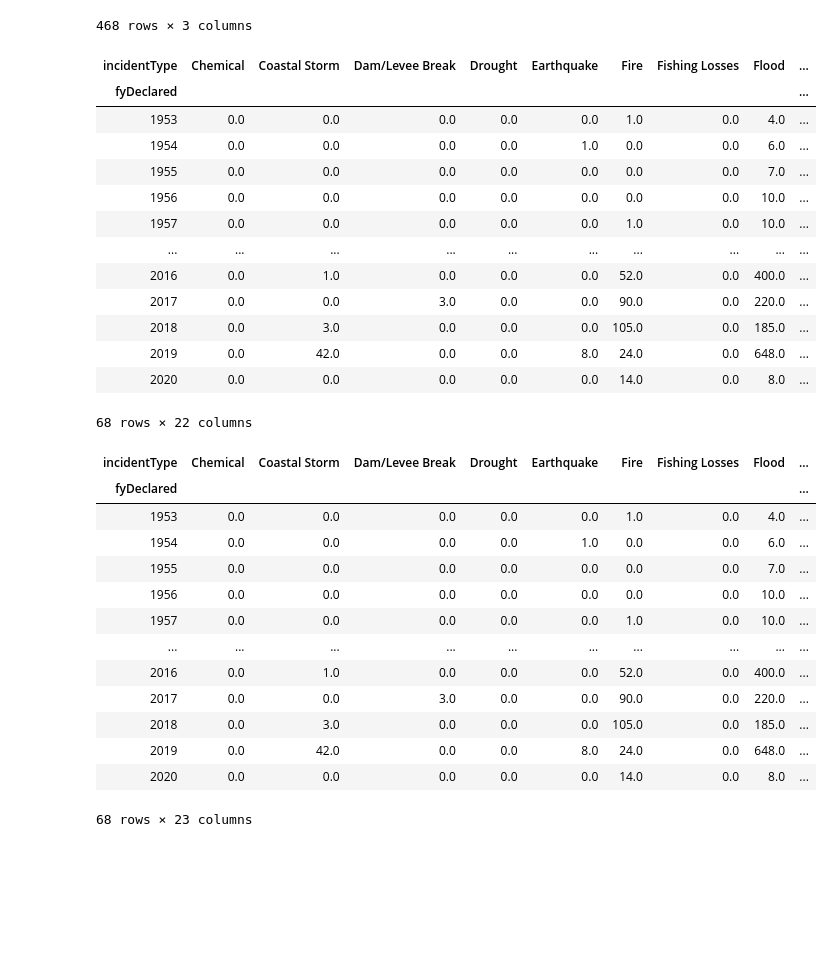
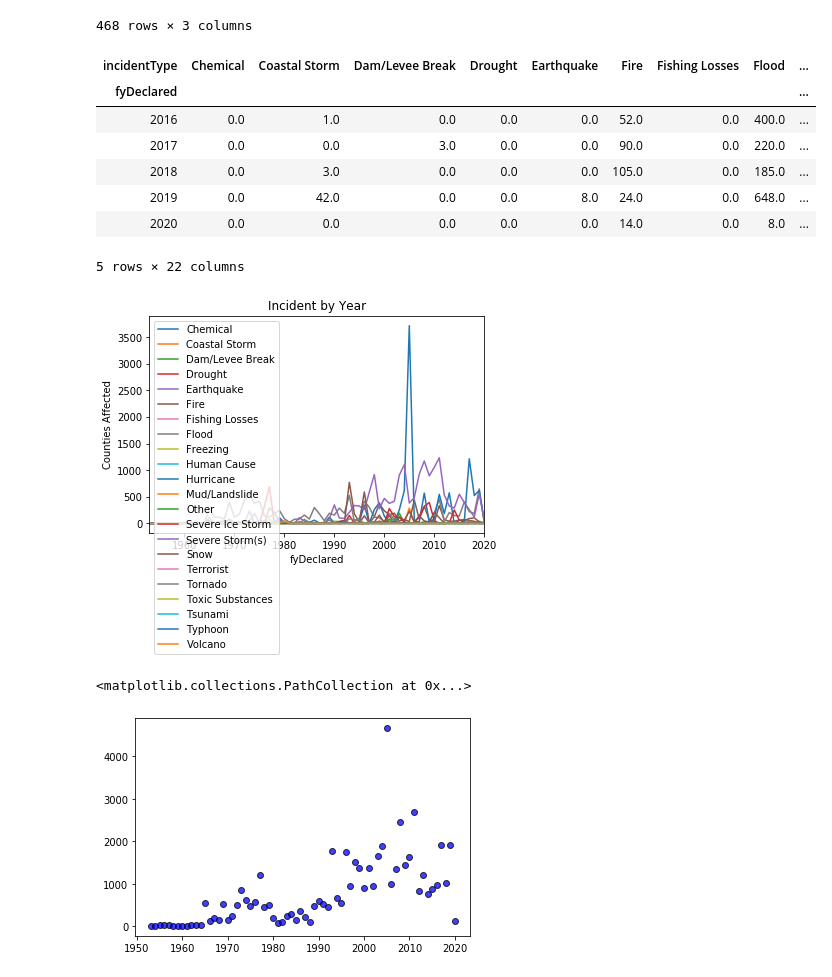
Before and after one commit to bandipara/fema_analytics, a Jupyter notebook: Disaster_Declarations_Munge.ipynb, the cells around one changed output. Cells and saved outputs as stored; diff of their text form; code cells hidden in the pictures; blank space fills up the shorter version.

```diff
--- a/Disaster_Declarations_Munge.ipynb
+++ b/Disaster_Declarations_Munge.ipynb
@@ -56,19 +56,13 @@ incidents_df
 # %%
 inc_piv_df = incidents_df.pivot(index = 'fyDeclared', columns = 'incidentType', values = 'counties affected')
 inc_piv_df = inc_piv_df.fillna(value = 0)
-inc_piv_df
+inc_piv_df.tail(5)
 # %% [output]
 | incidentType | Chemical | Coastal Storm | Dam/Levee Break | Drought | Earthquake | Fire | Fishing Losses | Flood | ... |
 | fyDeclared |  |  |  |  |  |  |  |  | ... |
-| 1953 | 0.0 | 0.0 | 0.0 | 0.0 | 0.0 | 1.0 | 0.0 | 4.0 | ... |
-| 1954 | 0.0 | 0.0 | 0.0 | 0.0 | 1.0 | 0.0 | 0.0 | 6.0 | ... |
-| 1955 | 0.0 | 0.0 | 0.0 | 0.0 | 0.0 | 0.0 | 0.0 | 7.0 | ... |
-| 1956 | 0.0 | 0.0 | 0.0 | 0.0 | 0.0 | 0.0 | 0.0 | 10.0 | ... |
-| 1957 | 0.0 | 0.0 | 0.0 | 0.0 | 0.0 | 1.0 | 0.0 | 10.0 | ... |
-| ... | ... | ... | ... | ... | ... | ... | ... | ... | ... |
 | 2016 | 0.0 | 1.0 | 0.0 | 0.0 | 0.0 | 52.0 | 0.0 | 400.0 | ... |
 | 2017 | 0.0 | 0.0 | 3.0 | 0.0 | 0.0 | 90.0 | 0.0 | 220.0 | ... |
 | 2018 | 0.0 | 3.0 | 0.0 | 0.0 | 0.0 | 105.0 | 0.0 | 185.0 | ... |
 | 2019 | 0.0 | 42.0 | 0.0 | 0.0 | 8.0 | 24.0 | 0.0 | 648.0 | ... |
 | 2020 | 0.0 | 0.0 | 0.0 | 0.0 | 0.0 | 14.0 | 0.0 | 8.0 | ... |
-68 rows × 22 columns
+5 rows × 22 columns
@@ -75,18 +72,23 @@ inc_piv_df
+# %%
+ax = inc_piv_df.plot()
+plt.title("Incident by Year")
+plt.legend(loc = "upper left")
+plt.ylabel("Counties Affected")
+fig = ax.get_figure()
+fig.savefig('Incident_Type_By_Year.png')
+# %% [output]
+[figure, added]
 # %%
 inc_piv_df["Total"] = inc_piv_df.sum(axis=1)
 inc_piv_df
+
+#plt.scatter(lat_list, humid_list, marker="o", facecolors="blue", edgecolors="black", alpha=0.75)
+inc_reset_df = inc_piv_df.reset_index()
-# %% [output]
-| incidentType | Chemical | Coastal Storm | Dam/Levee Break | Drought | Earthquake | Fire | Fishing Losses | Flood | ... |
-| fyDeclared |  |  |  |  |  |  |  |  | ... |
-| 1953 | 0.0 | 0.0 | 0.0 | 0.0 | 0.0 | 1.0 | 0.0 | 4.0 | ... |
-| 1954 | 0.0 | 0.0 | 0.0 | 0.0 | 1.0 | 0.0 | 0.0 | 6.0 | ... |
-| 1955 | 0.0 | 0.0 | 0.0 | 0.0 | 0.0 | 0.0 | 0.0 | 7.0 | ... |
-| 1956 | 0.0 | 0.0 | 0.0 | 0.0 | 0.0 | 0.0 | 0.0 | 10.0 | ... |
-| 1957 | 0.0 | 0.0 | 0.0 | 0.0 | 0.0 | 1.0 | 0.0 | 10.0 | ... |
-| ... | ... | ... | ... | ... | ... | ... | ... | ... | ... |
-| 2016 | 0.0 | 1.0 | 0.0 | 0.0 | 0.0 | 52.0 | 0.0 | 400.0 | ... |
-| 2017 | 0.0 | 0.0 | 3.0 | 0.0 | 0.0 | 90.0 | 0.0 | 220.0 | ... |
-| 2018 | 0.0 | 3.0 | 0.0 | 0.0 | 0.0 | 105.0 | 0.0 | 185.0 | ... |
-| 2019 | 0.0 | 42.0 | 0.0 | 0.0 | 8.0 | 24.0 | 0.0 | 648.0 | ... |
-| 2020 | 0.0 | 0.0 | 0.0 | 0.0 | 0.0 | 14.0 | 0.0 | 8.0 | ... |
-68 rows × 23 columns
+# %%
+year = inc_reset_df["fyDeclared"]
+
+disasters  = inc_reset_df["Total"]
+plt.scatter(year, disasters, marker="o", facecolors="blue", edgecolors="black", alpha=0.75)
+# %% [output]
+<matplotlib.collections.PathCollection at 0x...>
+[figure, added]
```
Also changed, not shown: parts of 6 cells of this notebook.
